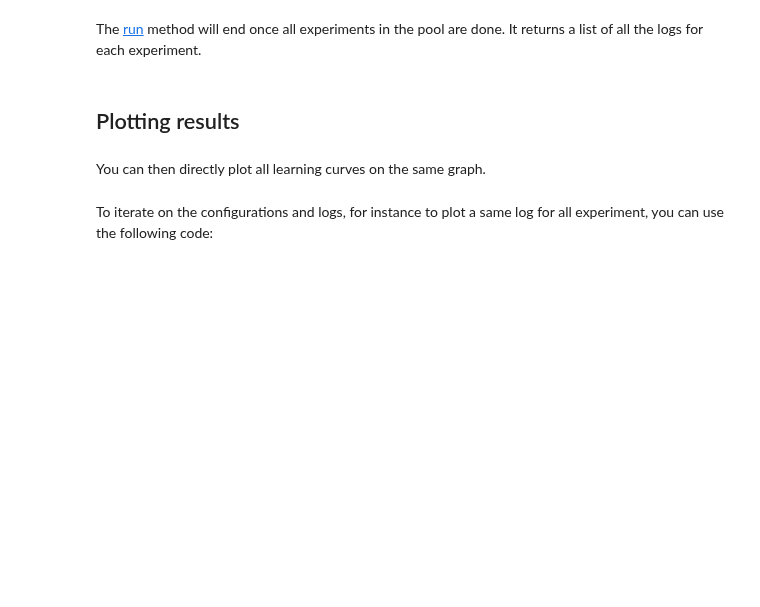
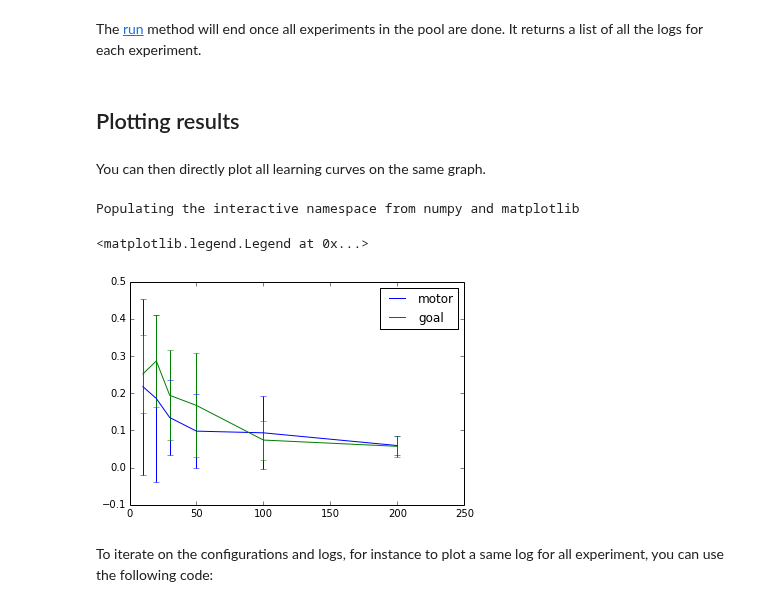
Before and after one commit to flowersteam/explauto, a Jupyter notebook: notebook/03 Running pool of experiments.ipynb, the cells around one changed output. Drawn from its saved outputs; the diff is of its cells as text; code cells hidden in the pictures; blank space fills up the shorter version.

```diff
--- a/notebook/03 Running pool of experiments.ipynb
+++ b/notebook/03 Running pool of experiments.ipynb
@@ -66,12 +65,16 @@ You can then directly plot all learning curves on the same graph.
 # %%
 %pylab inline
 
 ax = axes()
 
-for log in logs:
+for log in xps.logs:
     log.plot_learning_curve(ax)
 
 legend(('motor', 'goal'))
+# %% [output]
+Populating the interactive namespace from numpy and matplotlib
+<matplotlib.legend.Legend at 0x...>
+[figure, added]
 # %% [markdown]
 To iterate on the configurations and logs, for instance to plot a same log for all experiment, you can use the following code:
 # %%
```
Also changed, not shown: parts of 3 cells of this notebook, 3 other files.
